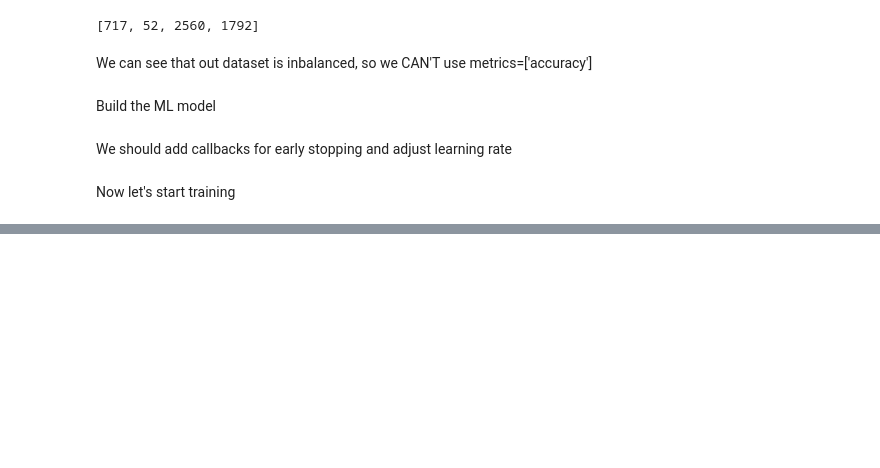
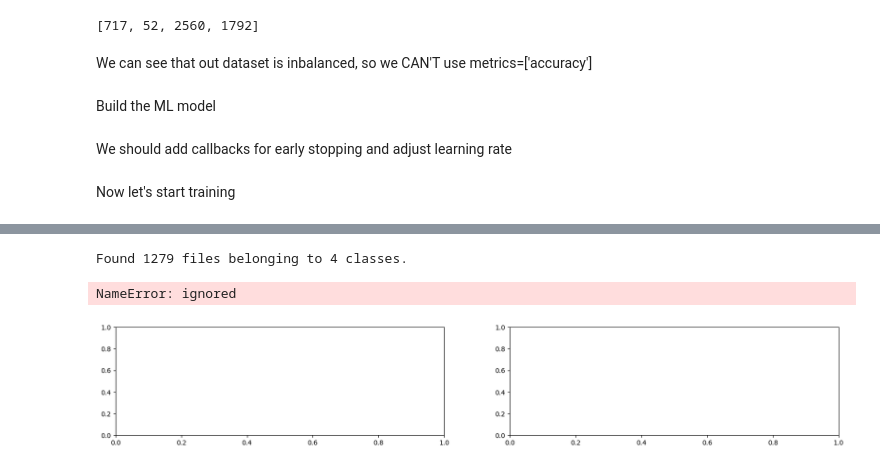
Before and after one commit to Flychuban/AlzheimerPrediction, a Jupyter notebook: Alzheimer.ipynb, the cells around one changed output, grey strips where cells are left out. Saved outputs shown, nothing was run; the diff lists cells and outputs as text; code cells hidden in the pictures; blank space fills up the shorter version.

Commit message:
Vizualize the model

```diff
--- a/Alzheimer.ipynb
+++ b/Alzheimer.ipynb
@@ -157,0 +175,18 @@ Epoch 1/100
+# %%
+test_images = tf.keras.preprocessing.image_dataset_from_directory("/content/drive/MyDrive/AlzheimerPrediction/data/Alzheimer_s Dataset/test")
+# %% [output]
+Found 1279 files belonging to 4 classes.
+# %%
+fig, ax = plt.subplots(1, 2, figsize=(20, 3))
+ax = ax.ravel()
+
+for i, met in enumerate(['auc', 'loss']):
+    ax[i].plot(history.history[met])
+    ax[i].plot(history.history['val_' + met])
+    ax[i].set_title('Model {}'.format(met))
+    ax[i].set_xlabel('epochs')
+    ax[i].set_ylabel(met)
+    ax[i].legend(['train', 'val'])
+# %% [output]
+NameError: ignored
+[figure, added]
```
Also changed, not shown: parts of 2 cells of this notebook.
